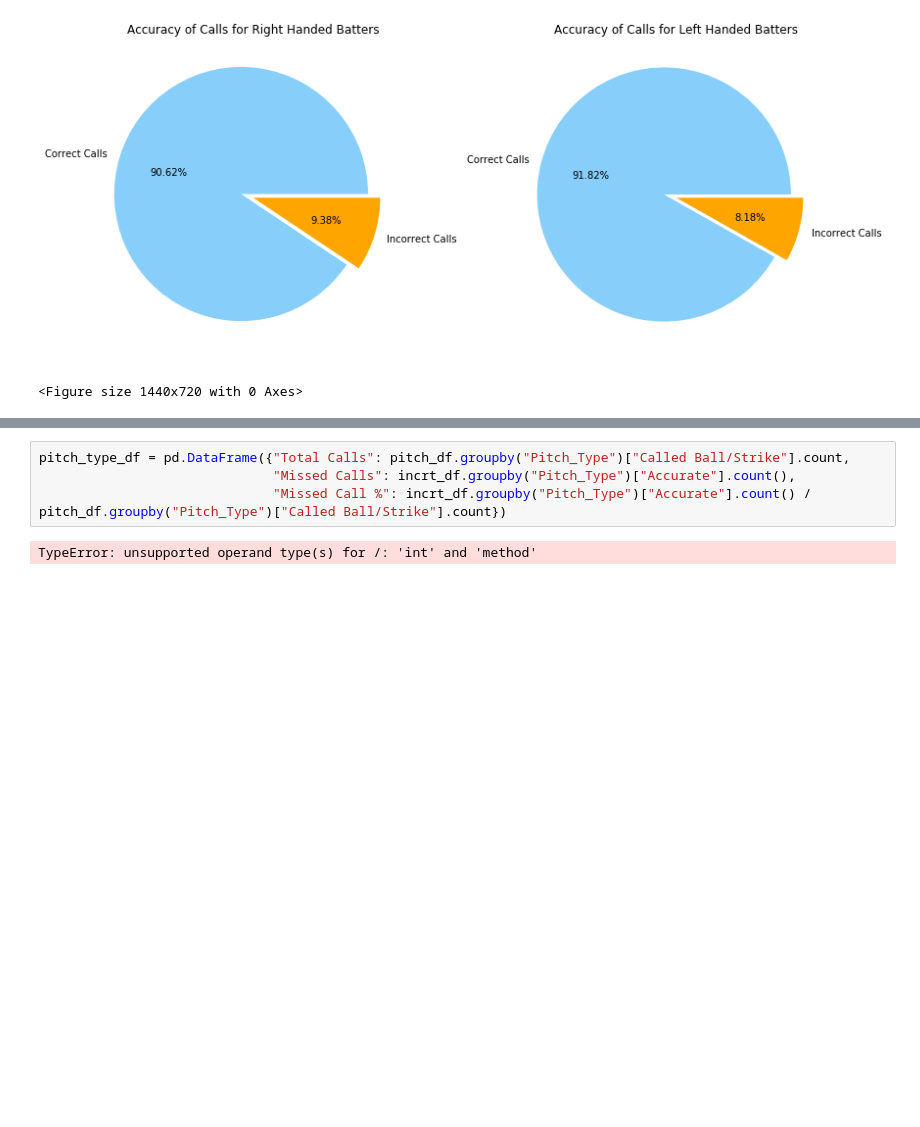
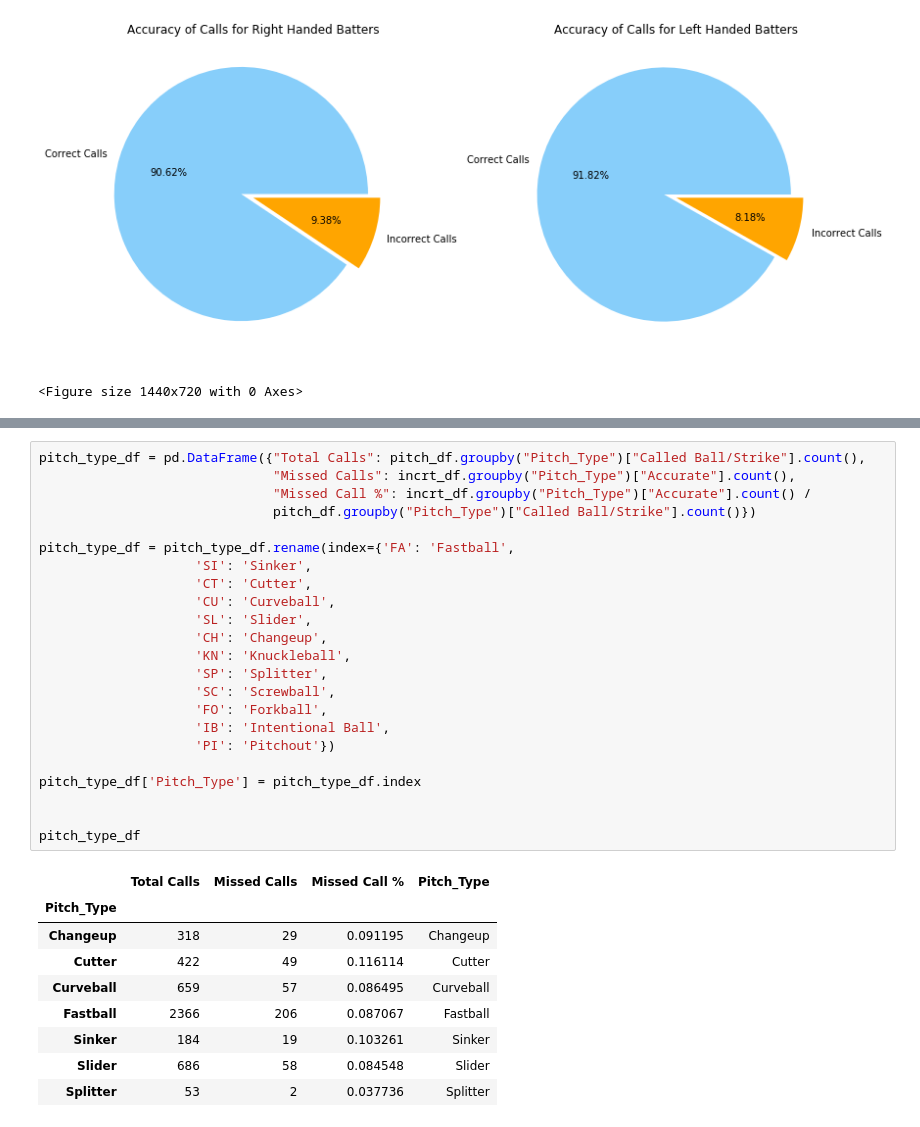
Before and after one commit to ForrestMcDougal/MLB-Postseason-Umpire-Analysis, a Jupyter notebook: Presentation_Charts.ipynb, the cells around one changed output, grey strips where cells are left out. Drawn from its saved outputs; the diff is of its cells as text; blank space fills up the shorter version.

```diff
--- a/Presentation_Charts.ipynb
+++ b/Presentation_Charts.ipynb
@@ -266,8 +274,35 @@ plt.show()
 IndexError: tuple index out of range
 [figure]
 # %%
-pitch_type_df = pd.DataFrame({"Total Calls": pitch_df.groupby("Pitch_Type")["Called Ball/Strike"].count,
+pitch_type_df = pd.DataFrame({"Total Calls": pitch_df.groupby("Pitch_Type")["Called Ball/Strike"].count(),
                               "Missed Calls": incrt_df.groupby("Pitch_Type")["Accurate"].count(),
-                              "Missed Call %": incrt_df.groupby("Pitch_Type")["Accurate"].count() / pitch_df.groupby("Pitch_Type")["Called Ball/Strike"].count})
+                              "Missed Call %": incrt_df.groupby("Pitch_Type")["Accurate"].count() /
+                              pitch_df.groupby("Pitch_Type")["Called Ball/Strike"].count()})
+
+pitch_type_df = pitch_type_df.rename(index={'FA': 'Fastball',
+                    'SI': 'Sinker',
+                    'CT': 'Cutter',
+                    'CU': 'Curveball',
+                    'SL': 'Slider',
+                    'CH': 'Changeup',
+                    'KN': 'Knuckleball',
+                    'SP': 'Splitter',
+                    'SC': 'Screwball',
+                    'FO': 'Forkball',
+                    'IB': 'Intentional Ball',
+                    'PI': 'Pitchout'})
+
+pitch_type_df['Pitch_Type'] = pitch_type_df.index
+
+
+pitch_type_df
 # %% [output]
-TypeError: unsupported operand type(s) for /: 'int' and 'method'
+|  | Total Calls | Missed Calls | Missed Call % | Pitch_Type |
+| Pitch_Type |  |  |  |  |
+| Changeup | 318 | 29 | 0.091195 | Changeup |
+| Cutter | 422 | 49 | 0.116114 | Cutter |
+| Curveball | 659 | 57 | 0.086495 | Curveball |
+| Fastball | 2366 | 206 | 0.087067 | Fastball |
+| Sinker | 184 | 19 | 0.103261 | Sinker |
+| Slider | 686 | 58 | 0.084548 | Slider |
+| Splitter | 53 | 2 | 0.037736 | Splitter |
```
Also changed, not shown: parts of 5 cells of this notebook, 1 other file.
